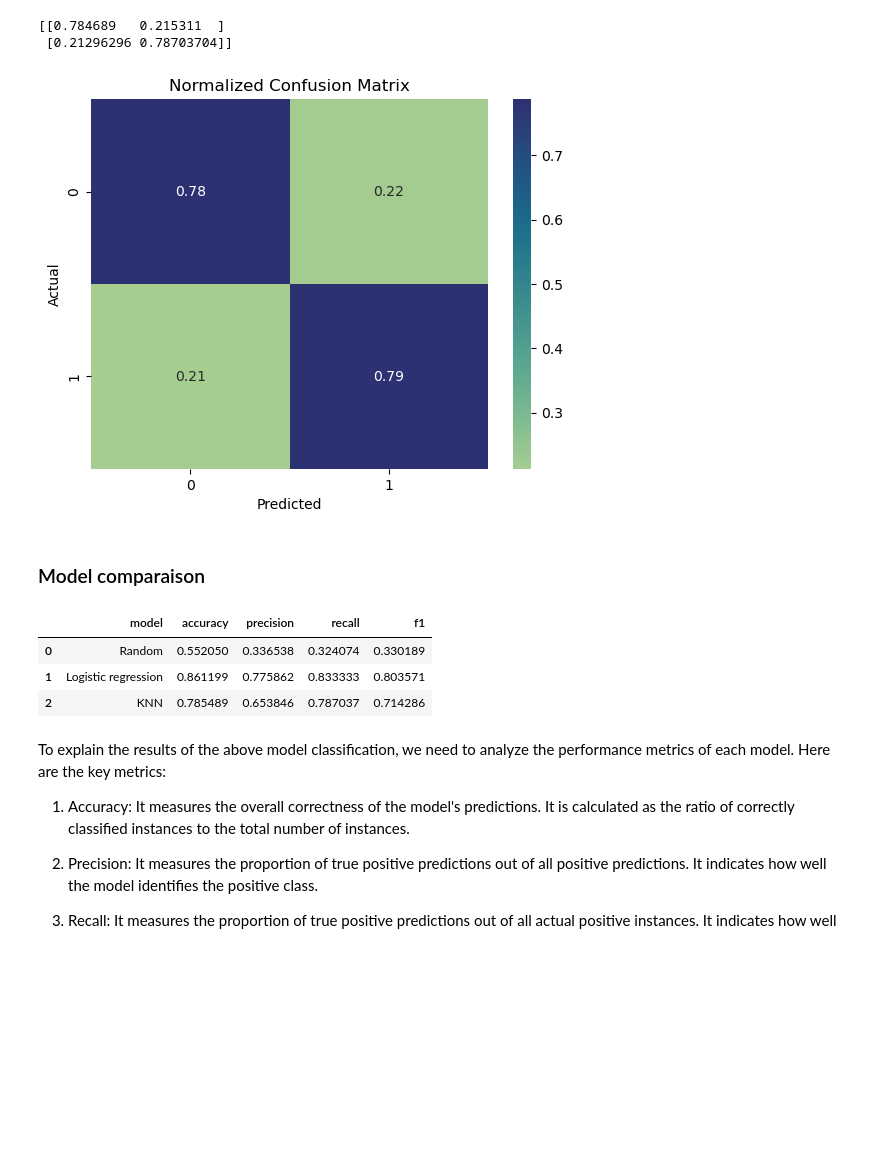
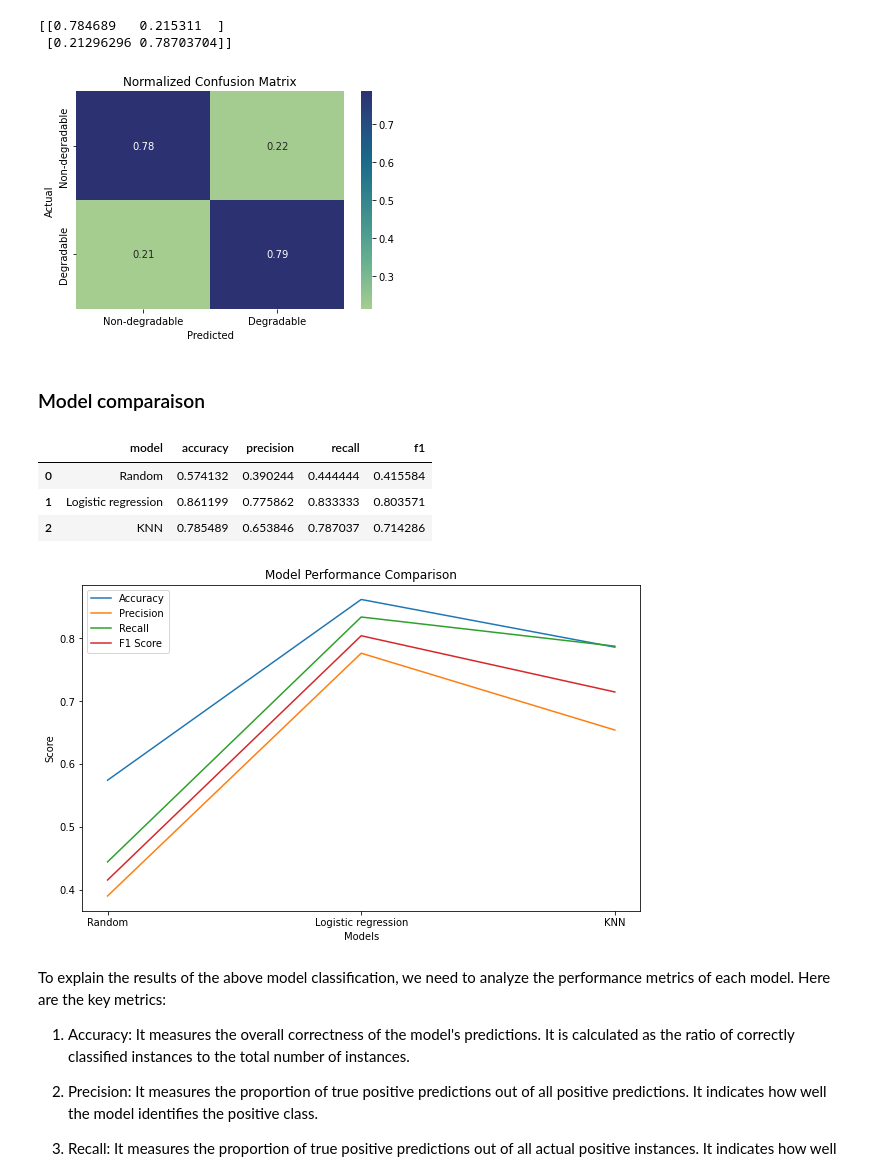
Before and after one commit to Red0pium/PythonForDataAnalysis, a Jupyter notebook: Projet_Dataset.ipynb, the cells around one changed output. Drawn from its saved outputs; the diff is of its cells as text; code cells hidden in the pictures; blank space fills up the shorter version.

```diff
--- a/Projet_Dataset.ipynb
+++ b/Projet_Dataset.ipynb
@@ -363,12 +374,12 @@ X_train, X_test, y_train, y_test = train_test_split(X, y, test_size=0.3, random_
 
 KNN = KNeighborsClassifier(n_neighbors= 13)
 KNN.fit(X_train, y_train)
-y_pred = KNN_base.predict(X_test)
+y_pred = KNN.predict(X_test)
 
 ModelPred["KNN"] = y_pred
 
 accuracy = accuracy_score(y_test, y_pred)
-cm = confusion_matrix(y_test, KNN_base_pred)
+cm = confusion_matrix(y_test, y_pred)
 # Normalize the confusion matrix
 normalized_cm = cm / cm.sum(axis=1, keepdims=True)
 print(normalized_cm)
@@ -378,13 +389,17 @@ print(normalized_cm)
 # %%
 #create a heatmap of the normalized confusion matrix
 sns.heatmap(normalized_cm, annot=True, cmap='crest')
 #add labels and title
 plt.xlabel('Predicted')
 plt.ylabel('Actual')
 plt.title('Normalized Confusion Matrix')
+class_labels = ['Non-degradable', 'Degradable']
+plt.xticks(ticks=[0.5, 1.5], labels=class_labels)
+plt.yticks(ticks=[0.5, 1.5], labels=class_labels)
+
 plt.show()
 # %% [output]
-[figure, old version]
+[figure, new version]
 # %% [markdown]
 ### Model comparaison
 # %%
@@ -407,9 +422,32 @@ modelmetrics = pd.DataFrame(modelmetrics)
 modelmetrics
 # %% [output]
 |  | model | accuracy | precision | recall | f1 |
-| 0 | Random | 0.552050 | 0.336538 | 0.324074 | 0.330189 |
+| 0 | Random | 0.574132 | 0.390244 | 0.444444 | 0.415584 |
 | 1 | Logistic regression | 0.861199 | 0.775862 | 0.833333 | 0.803571 |
 | 2 | KNN | 0.785489 | 0.653846 | 0.787037 | 0.714286 |
+# %%
+# Define the models and their corresponding metrics
+models = ['Random', 'Logistic regression', 'KNN']
+accuracy = [accuracy_score(y_test, ModelPred[model]) for model in models]
+precision = [precision_score(y_test, ModelPred[model]) for model in models]
+recall = [recall_score(y_test, ModelPred[model]) for model in models]
+f1 = [f1_score(y_test, ModelPred[model]) for model in models]
+
+# Plot the metrics as curves
+plt.figure(figsize=(10, 6))
+plt.plot(models, accuracy, label='Accuracy')
+plt.plot(models, precision, label='Precision')
+plt.plot(models, recall, label='Recall')
+plt.plot(models, f1, label='F1 Score')
+
+# Add labels and title
+plt.xlabel('Models')
+plt.ylabel('Score')
+plt.title('Model Performance Comparison')
+plt.legend()
+plt.show()
+# %% [output]
+[figure, added]
 # %% [markdown]
 To explain the results of the above model classification, we need to analyze the performance metrics of each model. Here are the key metrics:
 
```
Also changed, not shown: parts of 8 cells of this notebook, 9 other files.
